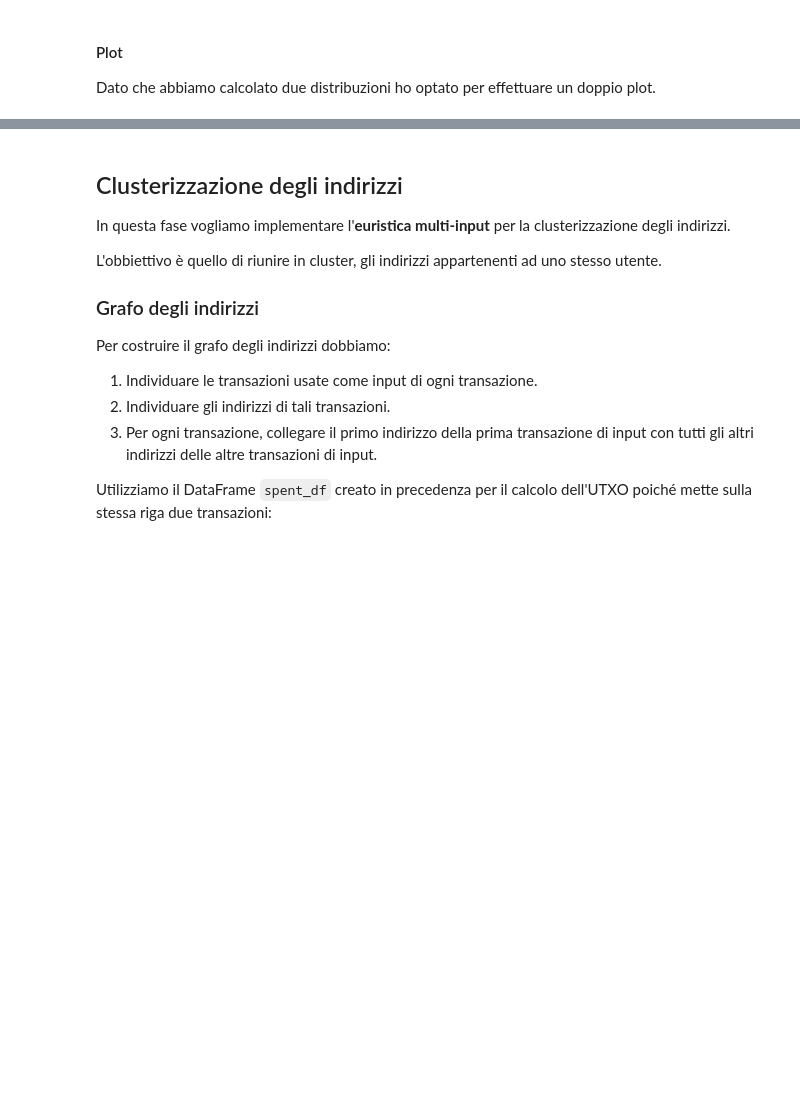
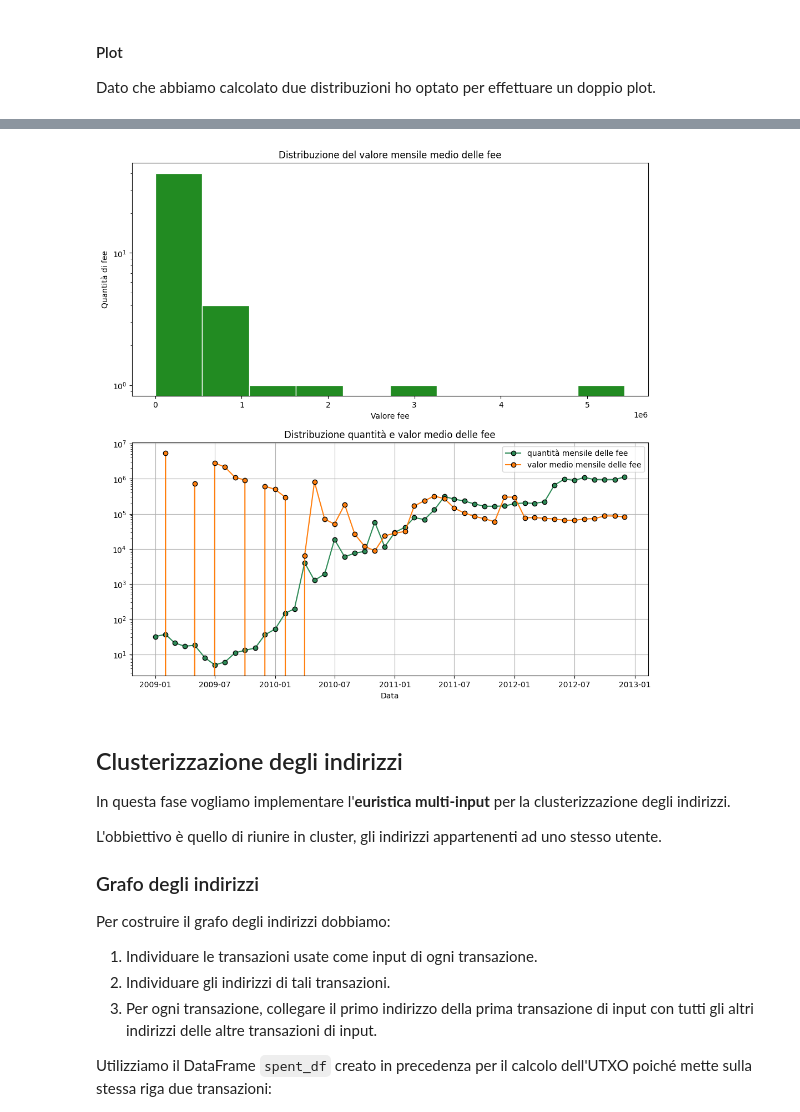
Before and after one commit to FedericoBustaffa/crafty, a Jupyter notebook: notebook.ipynb, the cells around one changed output, grey strips where cells are left out. Drawn from its saved outputs; the diff is of its cells as text; code cells hidden in the pictures; blank space fills up the shorter version.

```diff
--- a/notebook.ipynb
+++ b/notebook.ipynb
@@ -352,9 +340,10 @@ In quest'ultima fase vogliamo effettuare due analisi:
 
 Raggruppiamo il dataset per mese e ricaviamo il numero di _fee_ e il valor medio di mensile.
 # %%
+tx_df = tx_df[tx_df["is_coinbase"] == 0]
 ts_grp = tx_df.groupby(pd.Grouper(key="timestamp", freq="1MS"))
-fee_count = ts_grp["fee"].count()
-fee_value = ts_grp["fee"].mean()
+# fee_count = ts_grp["fee"].count()
+# fee_value = ts_grp["fee"].mean()
 # %% [markdown]
 Vogliamo ora dividere il dataset in due parti:
 
@@ -378,0 +355,11 @@ del tx_df
+# %%
+# tx_df = tx_df[tx_df["fee"] > 0]
+
+fee_count = ts_grp["fee"].count().reset_index().rename(columns={"fee": "count"})
+fee_value = ts_grp["fee"].mean().reset_index().rename(columns={"fee": "value"})
+
+fee_df = fee_count.merge(fee_value, on="timestamp").dropna()
+
+# del tx_df
+
+fee_df
@@ -440,3 +388,41 @@ plt.show()
+# %%
+fig, (ax1, ax2) = plt.subplots(2, 1, figsize=(12, 12))
+
+ax1.hist(fee_df["value"], color="forestgreen", ec="w")
+ax1.set_title("Distribuzione del valore mensile medio delle fee")
+ax1.set_xlabel("Valore fee")
+ax1.set_ylabel("Quantità di fee")
+ax1.set_yscale("log")
+
+ax2.plot(
+    fee_df["timestamp"],
+    fee_df["count"],
+    "o-",
+    mec="k",
+    label="quantità mensile delle fee",
+    c="seagreen",
+)
+
+ax2.plot(
+    fee_df["timestamp"],
+    fee_df["value"],
+    "o-",
+    mec="k",
+    label="valor medio mensile delle fee",
+    c="tab:orange",
+)
+
+ax2.set_title("Distribuzione quantità e valor medio delle fee")
+ax2.set_xlabel("Data")
+ax2.set_yscale("log")
+ax2.grid()
+ax2.legend()
+
+plt.show()
+
+del fee_df
+# %% [output]
+[figure, added]
 # %% [markdown]
 ## Clusterizzazione degli indirizzi
 
```
Also changed, not shown: parts of 13 cells of this notebook.
